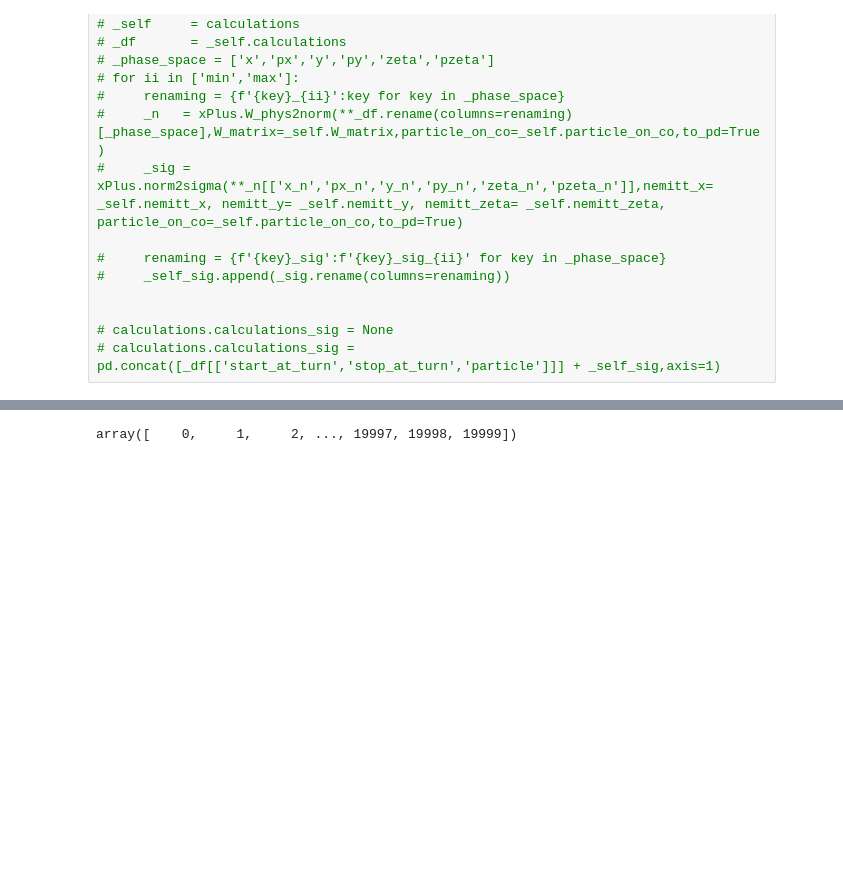
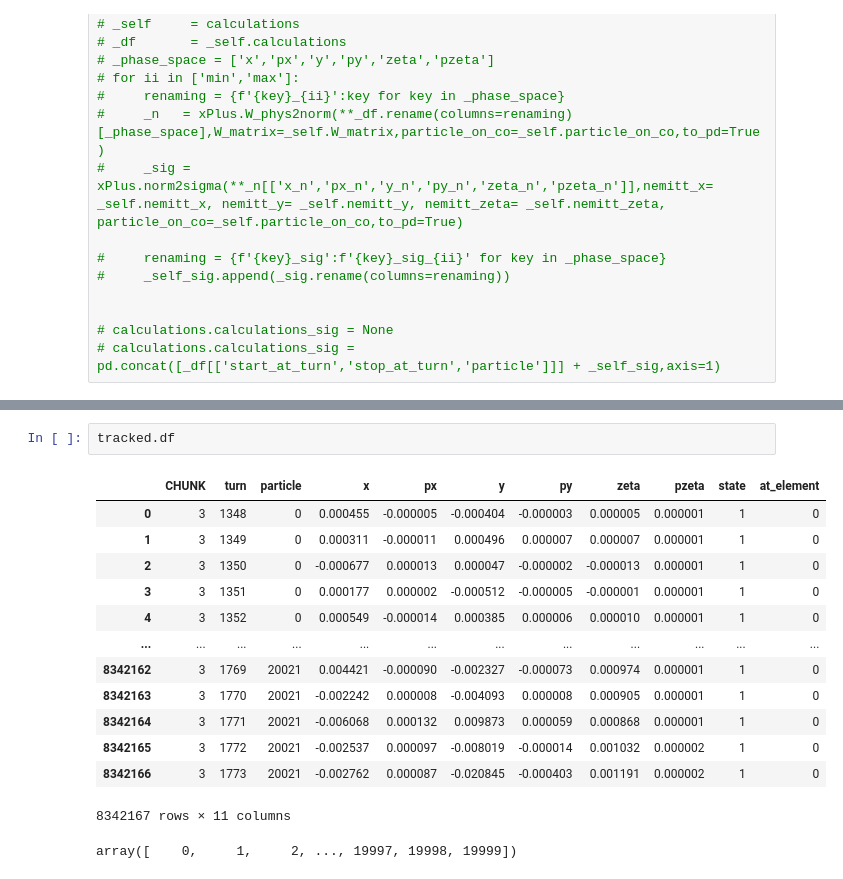
Before and after one commit to pbelange/BBStudies, a Jupyter notebook: Machines/XMask/Jobs/003_particle_dist_and_track/analysis_test.ipynb, the cells around one changed output, grey strips where cells are left out. Drawn from its saved outputs; the diff is of its cells as text; blank space fills up the shorter version.

Commit message:
testing at_element

```diff
--- a/Machines/XMask/Jobs/003_particle_dist_and_track/analysis_test.ipynb
+++ b/Machines/XMask/Jobs/003_particle_dist_and_track/analysis_test.ipynb
@@ -109,3 +90,19 @@ processed
+# %%
+tracked.df
+# %% [output]
+|  | CHUNK | turn | particle | x | px | y | py | zeta | pzeta | state | at_element |
+| 0 | 3 | 1348 | 0 | 0.000455 | -0.000005 | -0.000404 | -0.000003 | 0.000005 | 0.000001 | 1 | 0 |
+| 1 | 3 | 1349 | 0 | 0.000311 | -0.000011 | 0.000496 | 0.000007 | 0.000007 | 0.000001 | 1 | 0 |
+| 2 | 3 | 1350 | 0 | -0.000677 | 0.000013 | 0.000047 | -0.000002 | -0.000013 | 0.000001 | 1 | 0 |
+| 3 | 3 | 1351 | 0 | 0.000177 | 0.000002 | -0.000512 | -0.000005 | -0.000001 | 0.000001 | 1 | 0 |
+| 4 | 3 | 1352 | 0 | 0.000549 | -0.000014 | 0.000385 | 0.000006 | 0.000010 | 0.000001 | 1 | 0 |
+| ... | ... | ... | ... | ... | ... | ... | ... | ... | ... | ... | ... |
+| 8342162 | 3 | 1769 | 20021 | 0.004421 | -0.000090 | -0.002327 | -0.000073 | 0.000974 | 0.000001 | 1 | 0 |
+| 8342163 | 3 | 1770 | 20021 | -0.002242 | 0.000008 | -0.004093 | 0.000008 | 0.000905 | 0.000001 | 1 | 0 |
+| 8342164 | 3 | 1771 | 20021 | -0.006068 | 0.000132 | 0.009873 | 0.000059 | 0.000868 | 0.000001 | 1 | 0 |
+| 8342165 | 3 | 1772 | 20021 | -0.002537 | 0.000097 | -0.008019 | -0.000014 | 0.001032 | 0.000002 | 1 | 0 |
+| 8342166 | 3 | 1773 | 20021 | -0.002762 | 0.000087 | -0.020845 | -0.000403 | 0.001191 | 0.000002 | 1 | 0 |
+8342167 rows × 11 columns
 # %%
 # %% [output]
 array([    0,     1,     2, ..., 19997, 19998, 19999])
```
Also changed, not shown: parts of 2 cells of this notebook, 1 other file.
